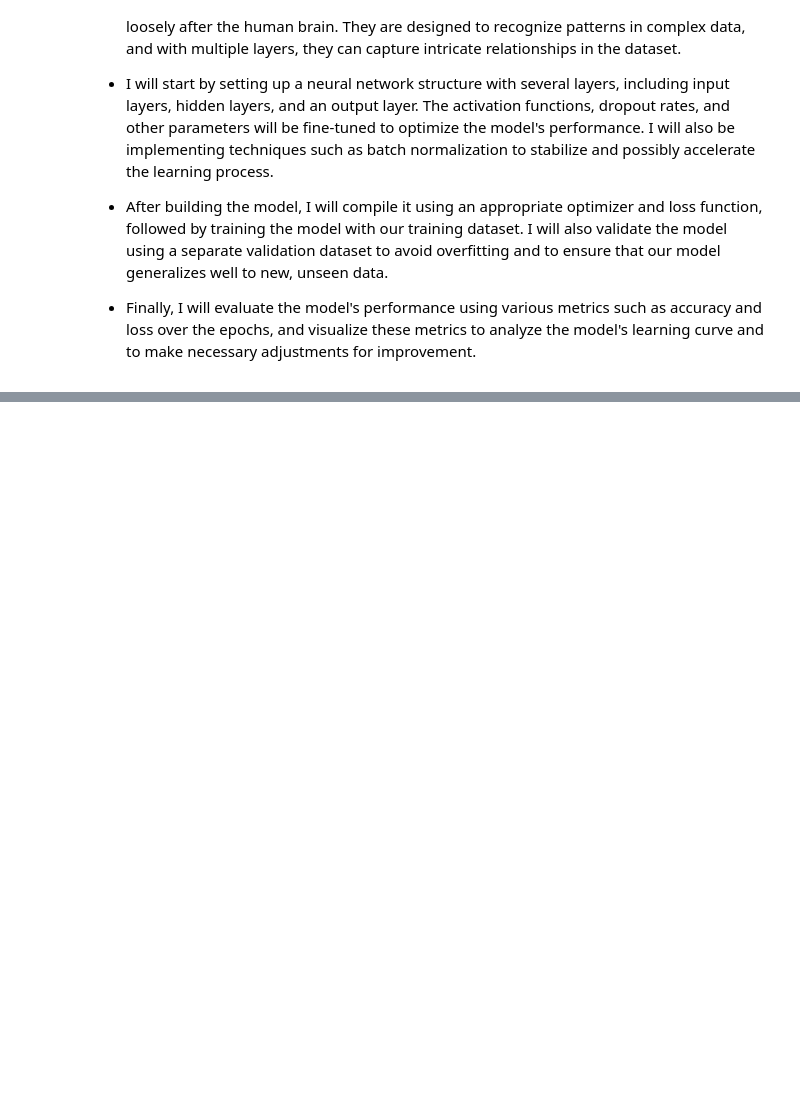
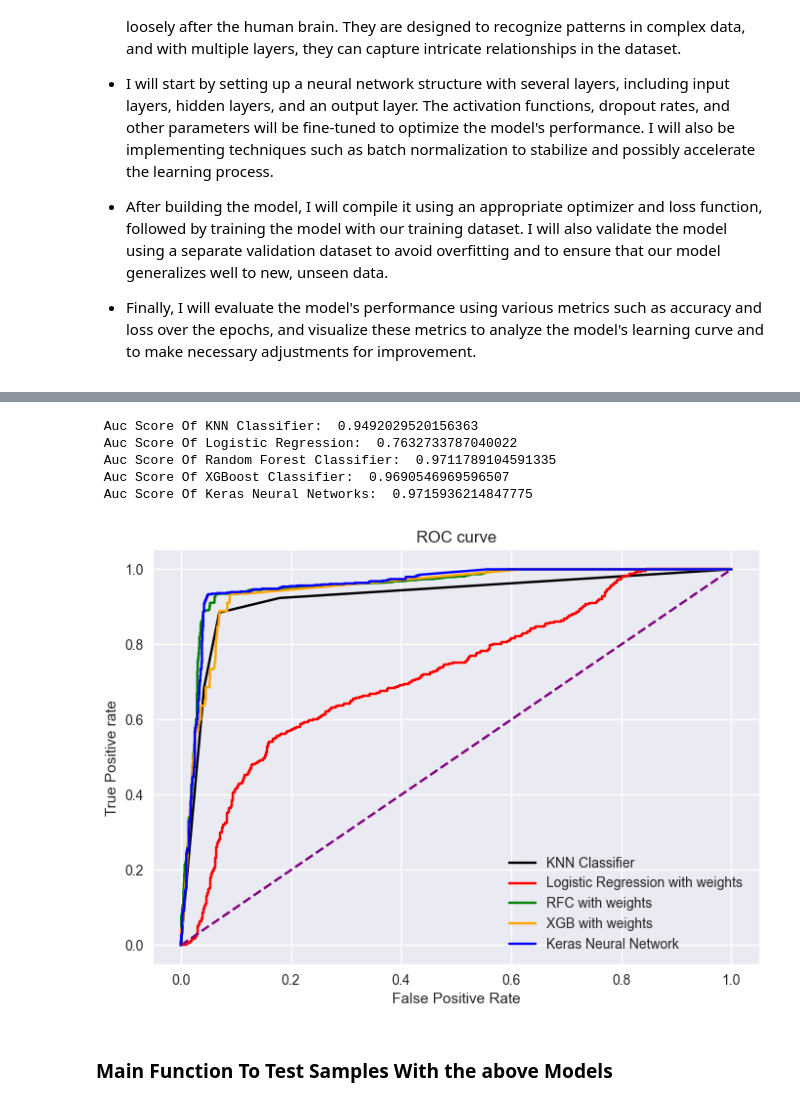
Before and after one commit to jawadahmed2/Plant-Health-Prediction-From-Sensors-Data, a Jupyter notebook: Source/predict_plant_health.ipynb, the cells around one changed output, grey strips where cells are left out. Drawn from its saved outputs; the diff is of its cells as text; code cells hidden in the pictures; blank space fills up the shorter version.

```diff
--- a/Source/predict_plant_health.ipynb
+++ b/Source/predict_plant_health.ipynb
@@ -373,0 +429,16 @@ weighted avg       0.88      0.86      0.86      2000
+# %%
+pred_prob1 = knn_classifier.predict_proba(X_test)
+pred_prob2 = ltuw.predict_proba(X_test)
+pred_prob3 = rfc_tuned.predict_proba(X_test)
+pred_prob4 = xgb_tuned.predict_proba(X_test)
+pred_prob5 = model.predict(X_test)
+
+# roc curve for models
+fpr1, tpr1, thresh1 = roc_curve(y_test, pred_prob1[:,1], pos_label=1)
+fpr2, tpr2, thresh2 = roc_curve(y_test, pred_prob2[:,1], pos_label=1)
+fpr3, tpr3, thresh3 = roc_curve(y_test, pred_prob3[:,1], pos_label=1)
+fpr4, tpr4, thresh4 = roc_curve(y_test, pred_prob4[:,1], pos_label=1)
+fpr5, tpr5, thresh5 = roc_curve(y_test, pred_prob5[:,1], pos_label=1)
+# roc curve for tpr = fpr
+random_probs = [0 for i in range(len(y_test))]
+p_fpr, p_tpr, _ = roc_curve(y_test, random_probs, pos_label=1)
@@ -373,0 +447,40 @@ weighted avg       0.88      0.86      0.86      2000
+# %%
+# auc scores
+auc_score1 = roc_auc_score(y_test, pred_prob1, multi_class='ovo')
+auc_score2 = roc_auc_score(y_test, pred_prob2, multi_class='ovo')
+auc_score3 = roc_auc_score(y_test, pred_prob3, multi_class='ovo')
+auc_score4 = roc_auc_score(y_test, pred_prob4, multi_class='ovo')
+auc_score5 = roc_auc_score(y_test, pred_prob5, multi_class='ovo')
+
+print(' Auc Score Of KNN Classifier: ', auc_score1,'\n', 'Auc Score Of Logistic Regression: ',auc_score2,'\n', 'Auc Score Of Random Forest Classifier: ', auc_score3, '\n', 'Auc Score Of XGBoost Classifier: ',auc_score4,'\n','Auc Score Of Keras Neural Networks: ', auc_score5)
+# %% [output]
+ Auc Score Of KNN Classifier:  0.9492029520156363
+ Auc Score Of Logistic Regression:  0.7632733787040022
+ Auc Score Of Random Forest Classifier:  0.9711789104591335
+ Auc Score Of XGBoost Classifier:  0.9690546969596507
+ Auc Score Of Keras Neural Networks:  0.9715936214847775
+# %%
+# plot roc curves
+
+plt.style.use('seaborn')
+
+plt.plot(fpr1, tpr1,color='black', label='KNN Classifier')
+plt.plot(fpr2, tpr2,color='red', label='Logistic Regression with weights ')
+plt.plot(fpr3, tpr3,color='green', label='RFC with weights')
+plt.plot(fpr4, tpr4,color='orange', label='XGB with weights')
+plt.plot(fpr5, tpr5,color='blue', label='Keras Neural Network')
+plt.plot(p_fpr, p_tpr, linestyle='--', color='purple')
+# title
+plt.title('ROC curve')
+# x label
+plt.xlabel('False Positive Rate')
+# y label
+plt.ylabel('True Positive rate')
+
+plt.legend(loc='best')
+plt.savefig('ROC',dpi=300)
+plt.show();
+# %% [output]
+[figure, added]
+# %% [markdown]
+### **Main Function To Test Samples With the above Models**
```
Also changed, not shown: parts of 51 cells of this notebook, 4 other files.
